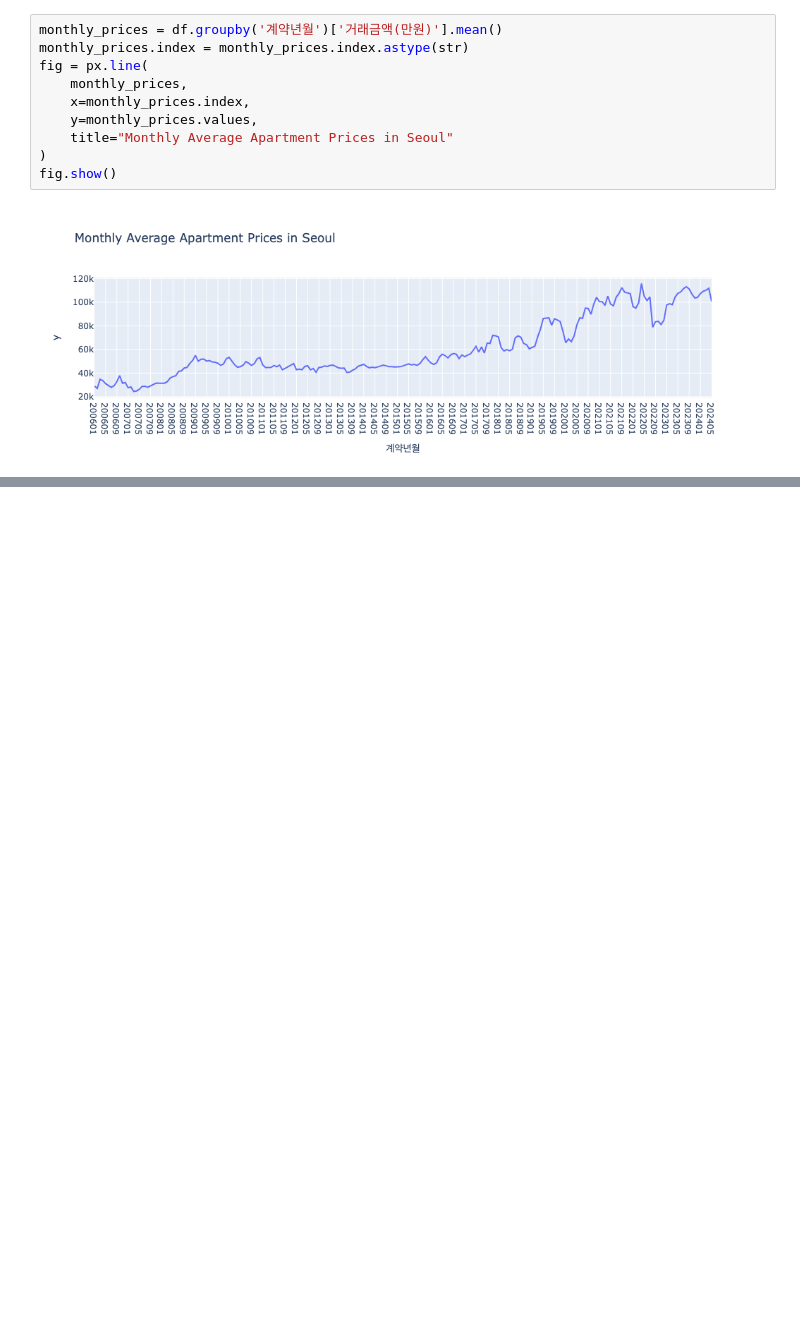
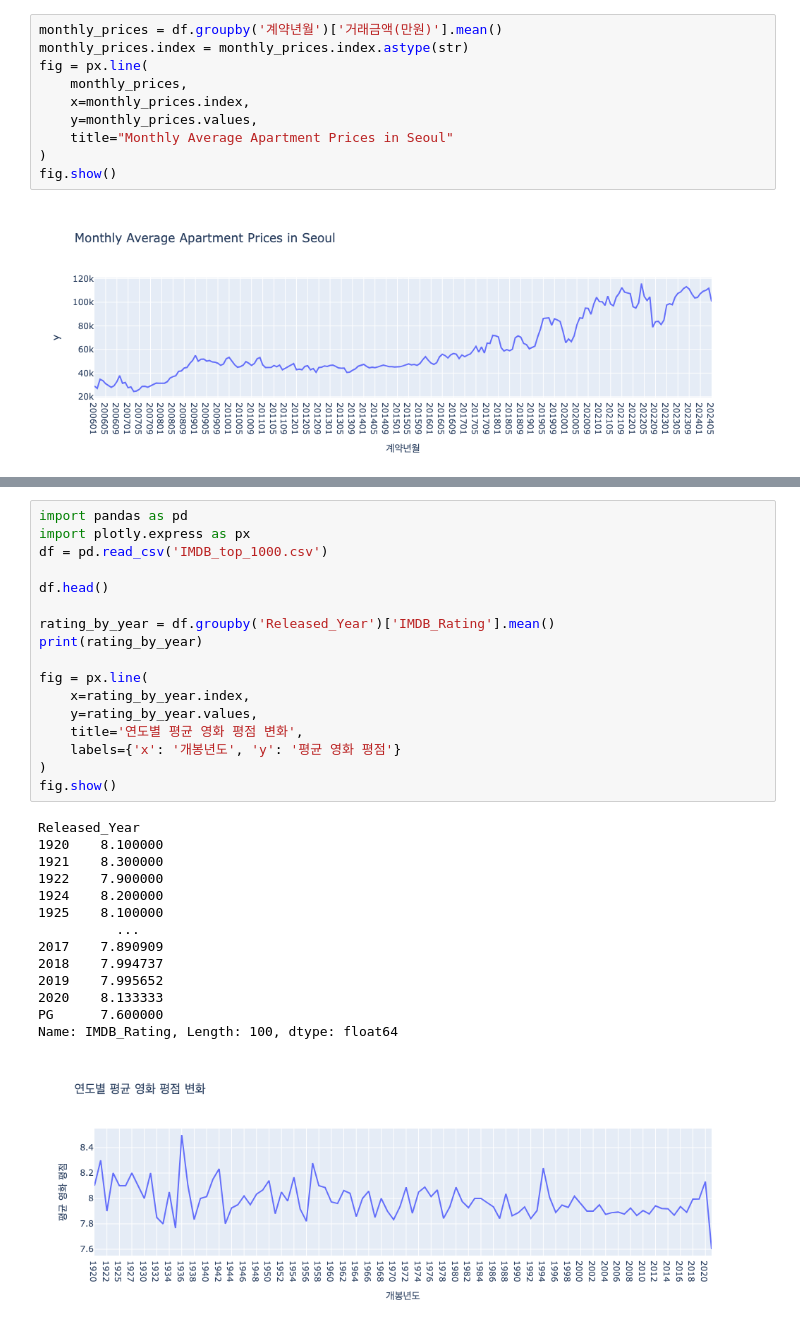
Before and after one commit to rekdms/data-Analysis, a Jupyter notebook: fun-coding/ch9.ipynb, the cells around one changed output, grey strips where cells are left out. Saved outputs shown, nothing was run; the diff lists cells and outputs as text; blank space fills up the shorter version.

```diff
--- a/fun-coding/ch9.ipynb
+++ b/fun-coding/ch9.ipynb
@@ -97,0 +132,32 @@ fig.show()
+# %%
+import pandas as pd
+import plotly.express as px
+df = pd.read_csv('IMDB_top_1000.csv')
+
+df.head()
+
+rating_by_year = df.groupby('Released_Year')['IMDB_Rating'].mean()
+print(rating_by_year)
+
+fig = px.line(
+    x=rating_by_year.index,
+    y=rating_by_year.values,
+    title='연도별 평균 영화 평점 변화',
+    labels={'x': '개봉년도', 'y': '평균 영화 평점'}
+)
+fig.show()
+# %% [output]
+Released_Year
+1920    8.100000
+1921    8.300000
+1922    7.900000
+1924    8.200000
+1925    8.100000
+          ...
+2017    7.890909
+2018    7.994737
+2019    7.995652
+2020    8.133333
+PG      7.600000
+Name: IMDB_Rating, Length: 100, dtype: float64
+[figure, added]
```
Also changed, not shown: parts of 4 cells of this notebook, 7 other files.
